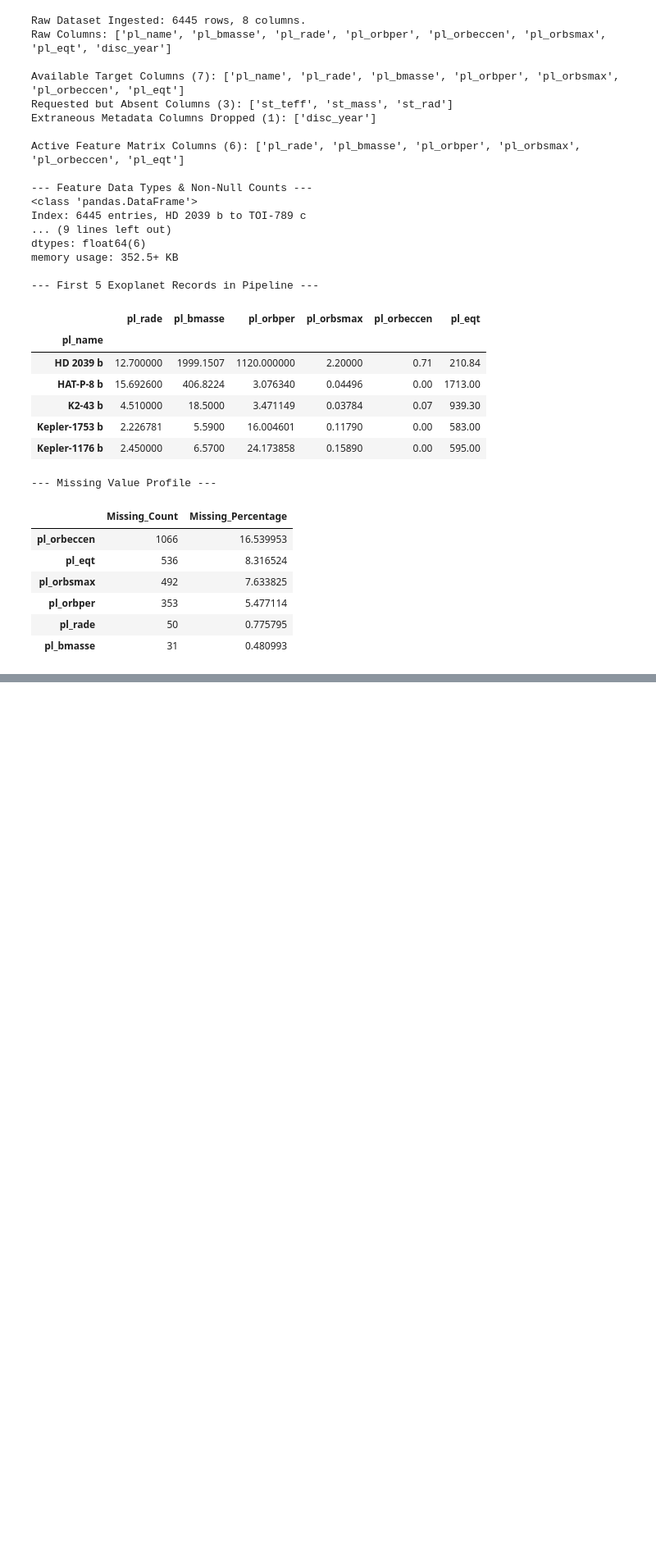
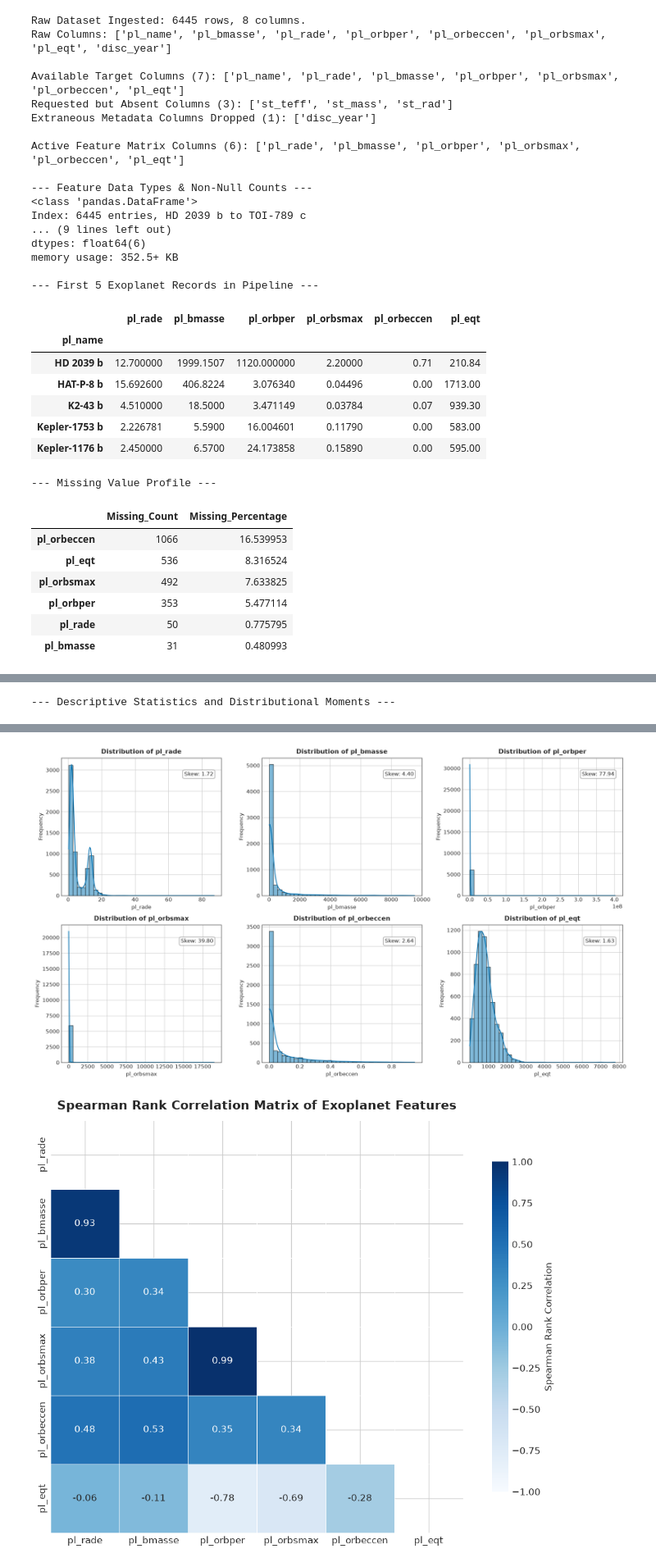
Before and after one commit to DeViKaanil62/ml-capstone, a Jupyter notebook: Clustering.ipynb, the cells around one changed output, grey strips where cells are left out. Shown at 82% size. Saved outputs shown, nothing was run; the diff lists cells and outputs as text; code cells hidden in the pictures; blank space fills up the shorter version.

```diff
--- a/Clustering.ipynb
+++ b/Clustering.ipynb
@@ -158,0 +163,64 @@ memory usage: 352.5+ KB
+# %%
+# Summary statistics table with distributional moments
+stats_df = df_filtered.describe().T
+stats_df['median'] = df_filtered.median()
+stats_df['skewness'] = df_filtered.skew()
+stats_df['kurtosis'] = df_filtered.kurtosis()
+stats_df = stats_df[['count', 'mean', 'std', 'min', '25%', 'median', '75%', 'max', 'skewness', 'kurtosis']]
+
+print("--- Descriptive Statistics and Distributional Moments ---")
+display(stats_df.round(3))
+
+# Distribution Plots (KDE and Histograms)
+fig, axes = plt.subplots(nrows=2, ncols=3, figsize=(16, 9))
+axes = axes.flatten()
+
+palette = sns.color_palette('colorblind')
+for i, col in enumerate(feature_names):
+    ax = axes[i]
+    sns.histplot(
+        df_filtered[col].dropna(),
+        kde=True,
+        ax=ax,
+        color=palette[0],
+        bins=35
+    )
+    ax.set_title(f"Distribution of {col}", fontsize=12, fontweight='bold', pad=8)
+    ax.set_xlabel(f"{col}", fontsize=10)
+    ax.set_ylabel("Frequency", fontsize=10)
+
+    # Annotate skewness
+    skew_val = df_filtered[col].skew()
+    ax.text(
+        0.95, 0.90, f"Skew: {skew_val:.2f}",
+        transform=ax.transAxes,
+        ha='right', va='top',
+        fontsize=10,
+        bbox=dict(boxstyle='round,pad=0.3', facecolor='white', edgecolor='gray', alpha=0.8)
+    )
+
+plt.tight_layout()
+plt.show()
+
+# Correlation Matrix Heatmap
+plt.figure(figsize=(9, 7))
+corr_matrix = df_filtered.corr(method='spearman') # Spearman rank correlation captures monotonic non-linear relations
+mask = np.triu(np.ones_like(corr_matrix, dtype=bool))
+
+sns.heatmap(
+    corr_matrix,
+    mask=mask,
+    annot=True,
+    fmt=".2f",
+    cmap="Blues",
+    vmin=-1.0,
+    vmax=1.0,
+    square=True,
+    linewidths=0.5,
+    cbar_kws={"shrink": 0.8, "label": "Spearman Rank Correlation"}
+)
+plt.title("Spearman Rank Correlation Matrix of Exoplanet Features", fontsize=13, fontweight='bold', pad=12)
+plt.tight_layout()
+plt.show()
+# %% [output]
+--- Descriptive Statistics and Distributional Moments ---
@@ -158,0 +234,2 @@ memory usage: 352.5+ KB
+[figure, added]
+[figure, added]
```
Also changed, not shown: parts of 2 cells of this notebook.
